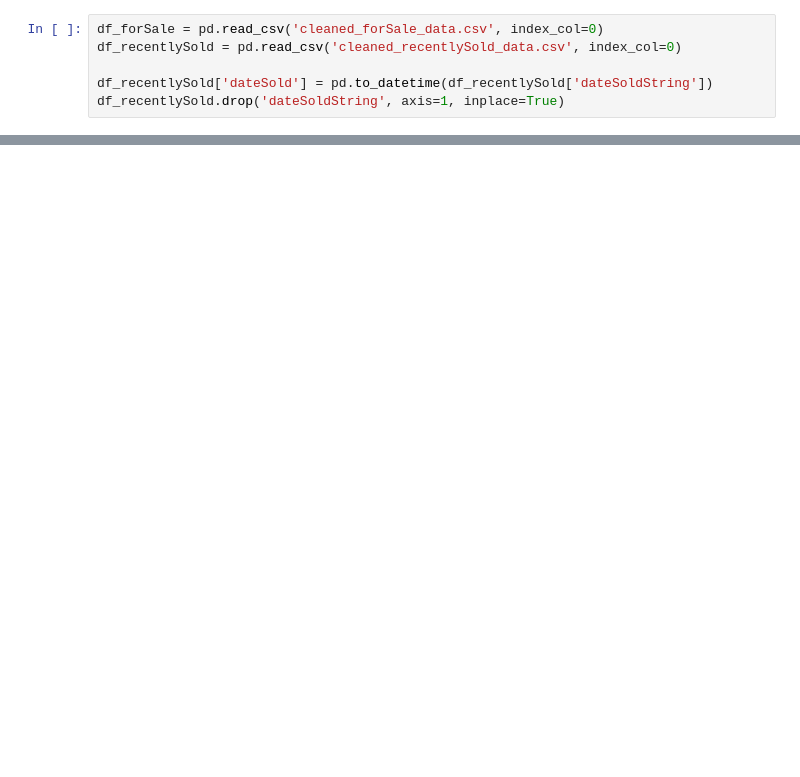
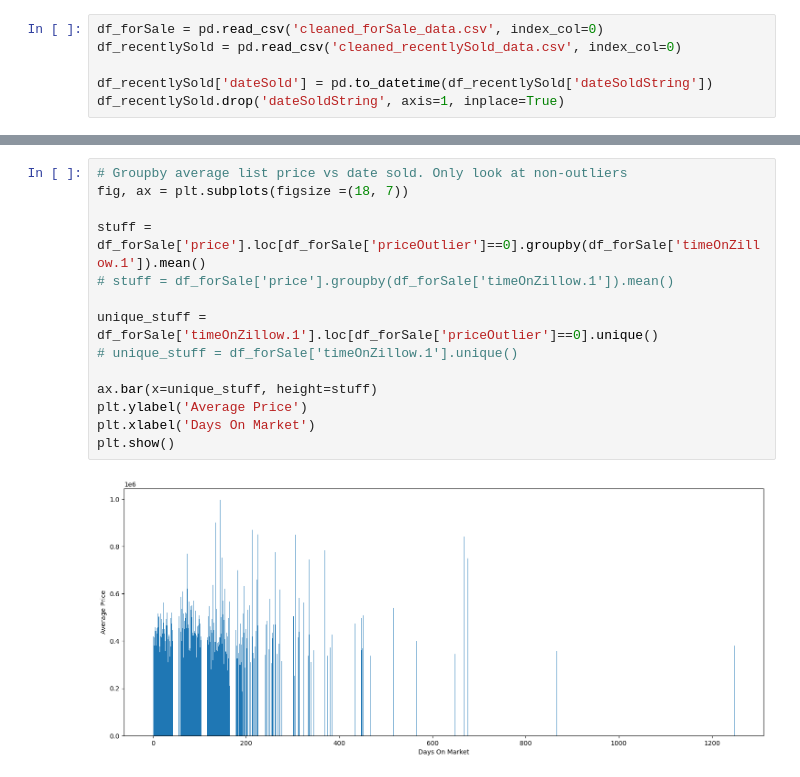
Before and after one commit to Jonathan-Tiede/RealEstate_Recommender, a Jupyter notebook: dataEDA.ipynb, the cells around one changed output, grey strips where cells are left out. Saved outputs shown, nothing was run; the diff lists cells and outputs as text; blank space fills up the shorter version.

```diff
--- a/dataEDA.ipynb
+++ b/dataEDA.ipynb
@@ -55,0 +115,16 @@ plt.show()
+# %%
+# Groupby average list price vs date sold. Only look at non-outliers
+fig, ax = plt.subplots(figsize =(18, 7))
+
+stuff = df_forSale['price'].loc[df_forSale['priceOutlier']==0].groupby(df_forSale['timeOnZillow.1']).mean()
+# stuff = df_forSale['price'].groupby(df_forSale['timeOnZillow.1']).mean()
+
+unique_stuff = df_forSale['timeOnZillow.1'].loc[df_forSale['priceOutlier']==0].unique()
+# unique_stuff = df_forSale['timeOnZillow.1'].unique()
+
+ax.bar(x=unique_stuff, height=stuff)
+plt.ylabel('Average Price')
+plt.xlabel('Days On Market')
+plt.show()
+# %% [output]
+[figure, added]
```
Also changed, not shown: parts of 7 cells of this notebook, 2 other files.
